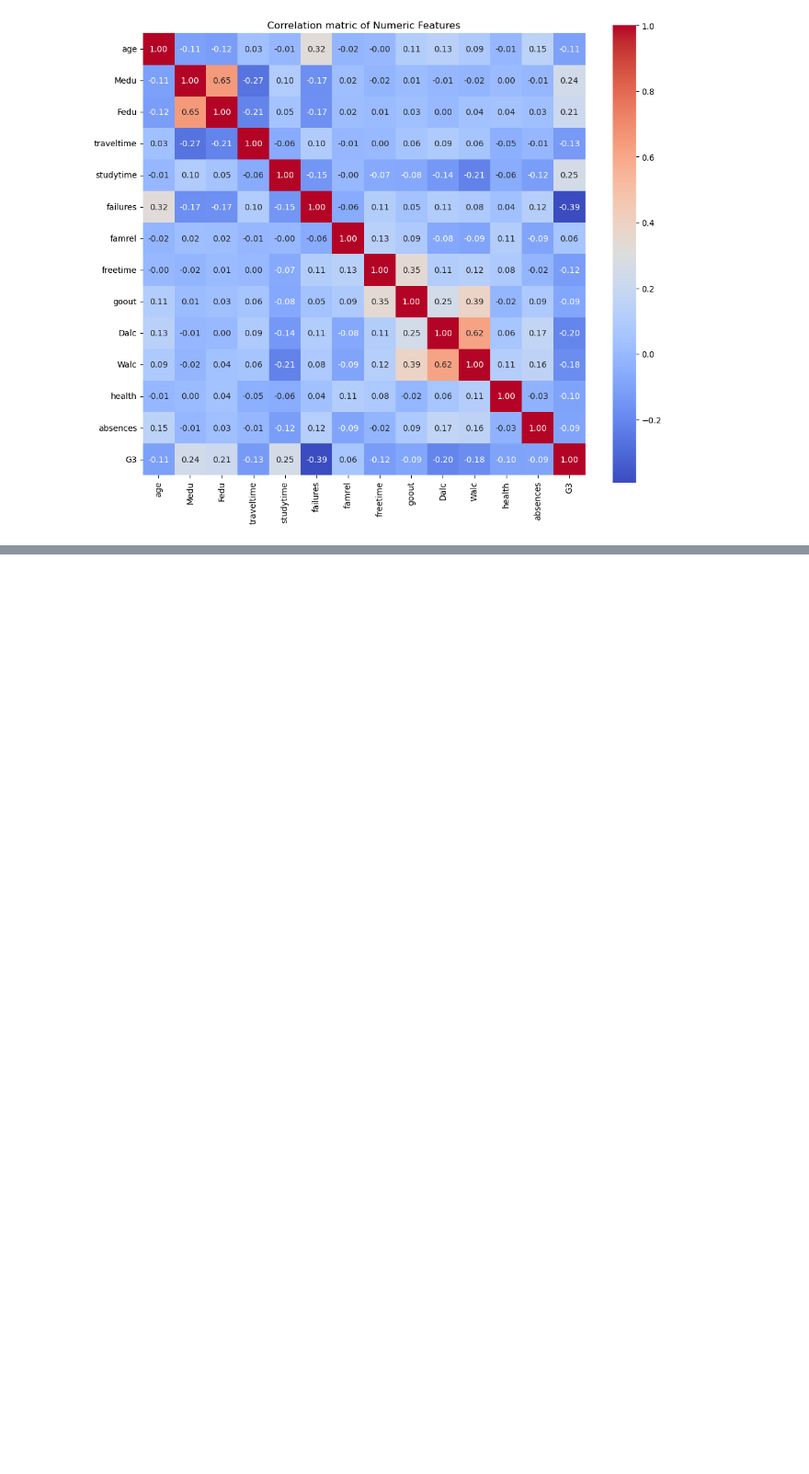
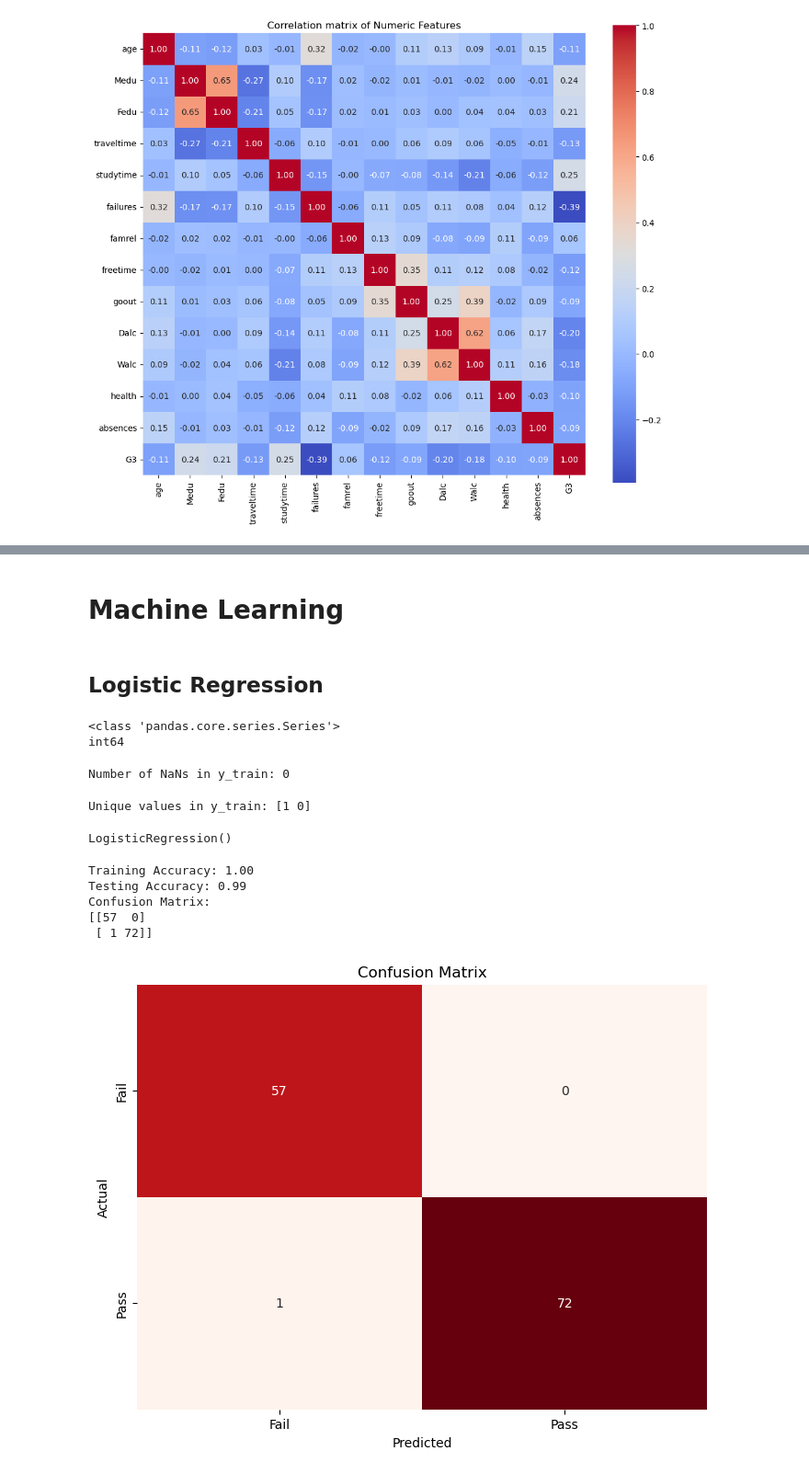
Before and after one commit to San2magar/Student-Analysis-Performance_using_ML, a Jupyter notebook: Student_Performance_Analysis.ipynb, the cells around one changed output, grey strips where cells are left out. Shown at 92% size. Cells and saved outputs as stored; diff of their text form; code cells hidden in the pictures; blank space fills up the shorter version.

```diff
--- a/Student_Performance_Analysis.ipynb
+++ b/Student_Performance_Analysis.ipynb
@@ -557,0 +702,2 @@ plt.show()
+# %%
+data_categorical=data.drop(columns=numerical_columns)
@@ -557,0 +766,4 @@ plt.show()
+# %% [markdown]
+# Machine Learning
+# %% [markdown]
+## Logistic Regression
@@ -557,0 +779,64 @@ plt.show()
+# %%
+# extract feature (x) and target variable (y)
+X = final_data.drop('Pass/fail', axis=1)
+y = final_data['Pass/fail']
+
+#convert target variable to numerical(0 and 1)
+y = y.map({'fail':0, 'pass':1})
+
+#sp;it data into training and testing sets
+X_train, X_test, y_train, y_test = train_test_split(X,y, test_size=0.2, random_state=42)
+# %%
+print(type(y_train))
+print(y_train.dtype)
+# %% [output]
+<class 'pandas.core.series.Series'>
+int64
+# %%
+print("Number of NaNs in y_train:", y_train.isnull().sum())
+# %% [output]
+Number of NaNs in y_train: 0
+# %%
+print("Unique values in y_train:", y_train.unique())
+# %% [output]
+Unique values in y_train: [1 0]
+# %%
+# Initialize logistic regression model
+model = LogisticRegression()
+
+#Fit the model
+model.fit(X_train, y_train)
+# %% [output]
+LogisticRegression()
+# %%
+# Predict on training and test sets
+y_train_pred = model.predict(X_train)
+y_test_pred = model.predict(X_test)
+
+# Calculate accuracy scores
+train_accuracy = accuracy_score(y_train, y_train_pred)
+test_accuracy = accuracy_score(y_test, y_test_pred)
+
+print(f'Training Accuracy: {train_accuracy:.2f}')
+print(f'Testing Accuracy: {test_accuracy:.2f}')
+
+# Generate confusion matrix for test set
+cm = confusion_matrix(y_test, y_test_pred)
+print('Confusion Matrix: ')
+print(cm)
+
+# Plot confusion matrix
+plt.figure(figsize=(8,6))
+sns.heatmap(cm, annot=True, fmt='d', cmap='Reds', cbar=False,
+           xticklabels=['Fail','Pass'], yticklabels=['Fail','Pass'])
+plt.xlabel('Predicted')
+plt.ylabel('Actual')
+plt.title('Confusion Matrix')
+plt.show()
+# %% [output]
+Training Accuracy: 1.00
+Testing Accuracy: 0.99
+Confusion Matrix:
+[[57  0]
+ [ 1 72]]
+[figure, added]
```
Also changed, not shown: parts of 76 cells of this notebook.
